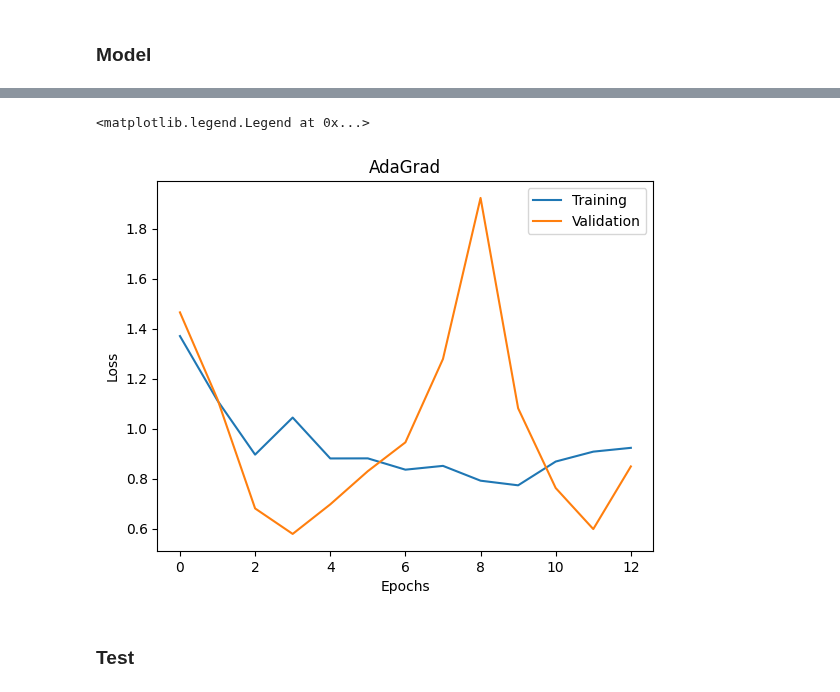
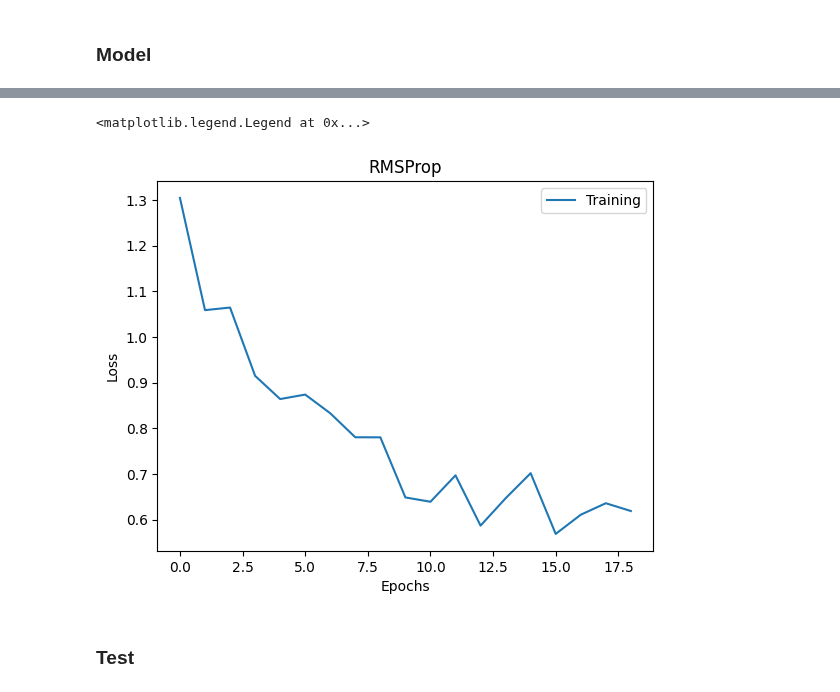
Before and after one commit to imraunav/Deep-Learning-and-Applications, a Jupyter notebook: ProgrammingAssignment3/RMSProp.ipynb, the cells around one changed output, grey strips where cells are left out. Drawn from its saved outputs; the diff is of its cells as text; code cells hidden in the pictures.

```diff
--- a/ProgrammingAssignment3/RMSProp.ipynb
+++ b/ProgrammingAssignment3/RMSProp.ipynb
@@ -83,10 +83,10 @@ initializer = keras.initializers.RandomUniform(minval=-1, maxval=1, seed=6)
 # Three layer FCNN
 model_3 = keras.Sequential([
     Flatten(input_shape=(28,28), name='Input_layer'), # image data as input
-    Dense(250, activation='sigmoid', kernel_initializer=initializer, bias_initializer=keras.initializers.Zeros(), name='Hidden_layer_1'),
-    Dense(400, activation='sigmoid', kernel_initializer=initializer, bias_initializer=keras.initializers.Zeros(), name='Hidden_layer_2'),
-    Dense(100, activation='sigmoid', kernel_initializer=initializer, bias_initializer=keras.initializers.Zeros(), name='Hidden_layer_3'),
-    Dense(10, activation='softmax', kernel_initializer=initializer, bias_initializer=keras.initializers.Zeros(), name='Output')
+    Dense(128, activation='sigmoid', name='Hidden_layer_1'),
+    Dense(100, activation='sigmoid', name='Hidden_layer_2'),
+    Dense(128, activation='sigmoid', name='Hidden_layer_3'),
+    Dense(10, activation='softmax', name='Output')
 ], name='FCNN_3layer')
 model_3.summary()
 # %% [output]
@@ -112,7 +112,7 @@ _________________________________________________________________
 # %%
 earlystopping = keras.callbacks.EarlyStopping(monitor='loss', min_delta=1e-4, patience=3, verbose=1)
 rmsprop = keras.optimizers.RMSprop(learning_rate=0.001,
-        rho=0.99, momentum=0.9, epsilon=1e-8, centered=False,
+        rho=0.99, epsilon=1e-8, centered=False,
         name="RMSProp")
 model_3.compile(optimizer=rmsprop,
                 loss='sparse_categorical_crossentropy',
@@ -145,15 +145,15 @@ Epoch 13: early stopping
 # %%
 plt.figure()
-plt.title("AdaGrad")
+plt.title("RMSProp")
 plt.xlabel("Epochs")
 plt.ylabel("Loss")
 
 plt.plot(history.history['loss'], label='Training')
-plt.plot(history.history['val_loss'], label='Validation')
+# plt.plot(history.history['val_loss'], label='Validation')
 plt.legend()
 # %% [output]
 <matplotlib.legend.Legend at 0x...>
-[figure, old version]
+[figure, new version]
 # %% [markdown]
 ### Test
 # %%
```
Also changed, not shown: parts of 4 cells of this notebook, 5 other files.
